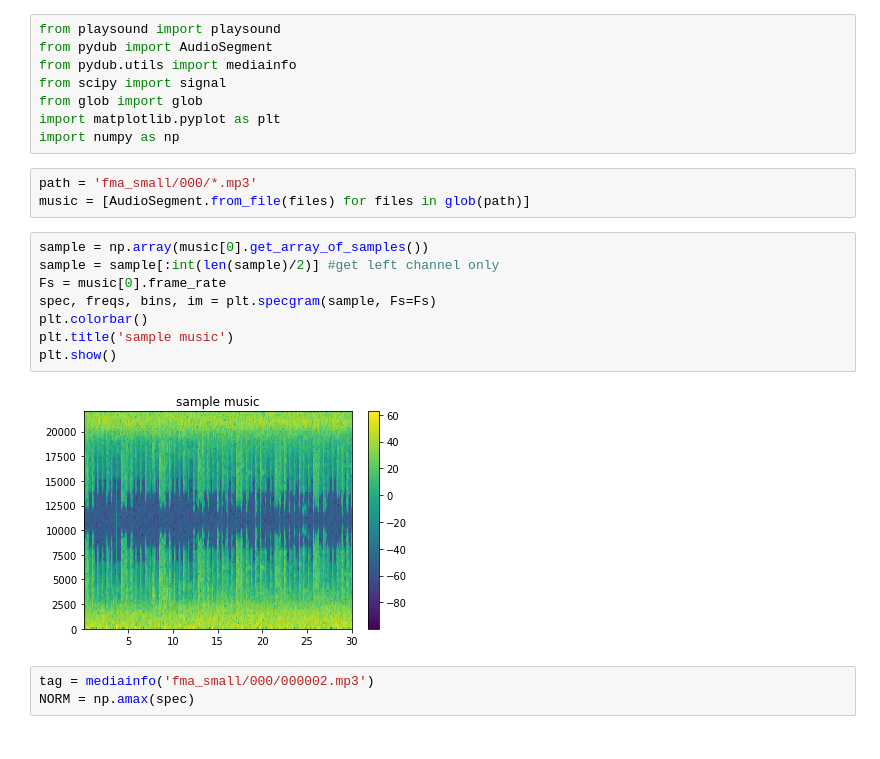
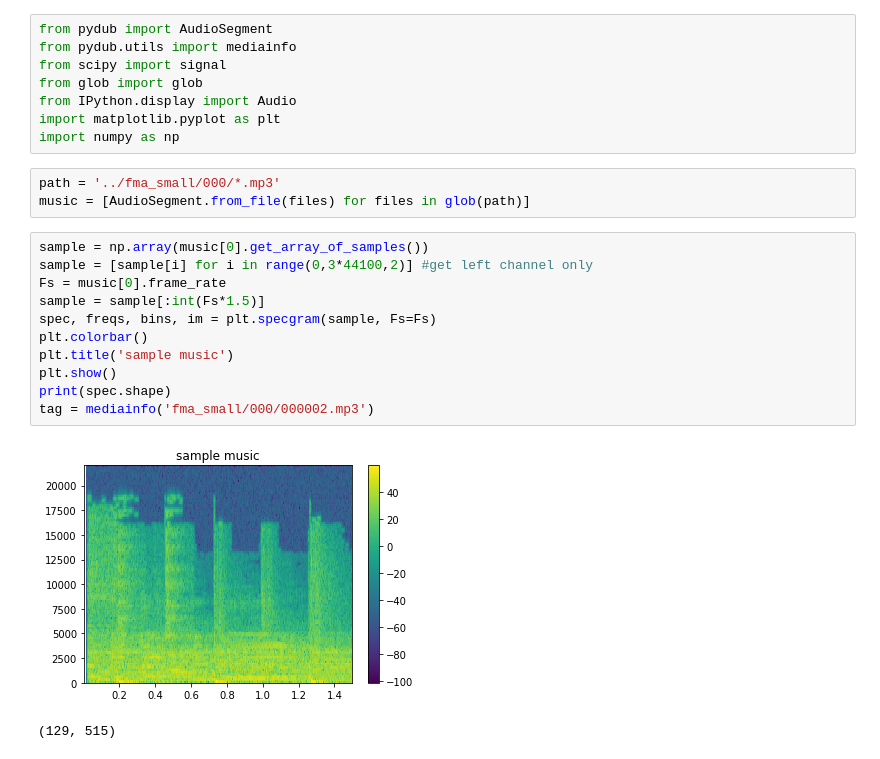
Before and after one commit to jw222/Gravitational-Wave, a Jupyter notebook: dataset.ipynb, the cells around one changed output. Drawn from its saved outputs; the diff is of its cells as text.

```diff
--- a/dataset.ipynb
+++ b/dataset.ipynb
@@ -1,24 +1,25 @@
 # %%
-from playsound import playsound
 from pydub import AudioSegment
 from pydub.utils import mediainfo
 from scipy import signal
 from glob import glob
+from IPython.display import Audio
 import matplotlib.pyplot as plt
 import numpy as np
 # %%
-path = 'fma_small/000/*.mp3'
+path = '../fma_small/000/*.mp3'
 music = [AudioSegment.from_file(files) for files in glob(path)]
 # %%
 sample = np.array(music[0].get_array_of_samples())
-sample = sample[:int(len(sample)/2)] #get left channel only
+sample = [sample[i] for i in range(0,3*44100,2)] #get left channel only
 Fs = music[0].frame_rate
+sample = sample[:int(Fs*1.5)]
 spec, freqs, bins, im = plt.specgram(sample, Fs=Fs)
 plt.colorbar()
 plt.title('sample music')
 plt.show()
+print(spec.shape)
+tag = mediainfo('fma_small/000/000002.mp3')
 # %% [output]
-[figure, old version]
+[figure, new version]
+(129, 515)
-# %%
-tag = mediainfo('fma_small/000/000002.mp3')
-NORM = np.amax(spec)
```
Also changed, not shown: parts of 6 cells of this notebook.
